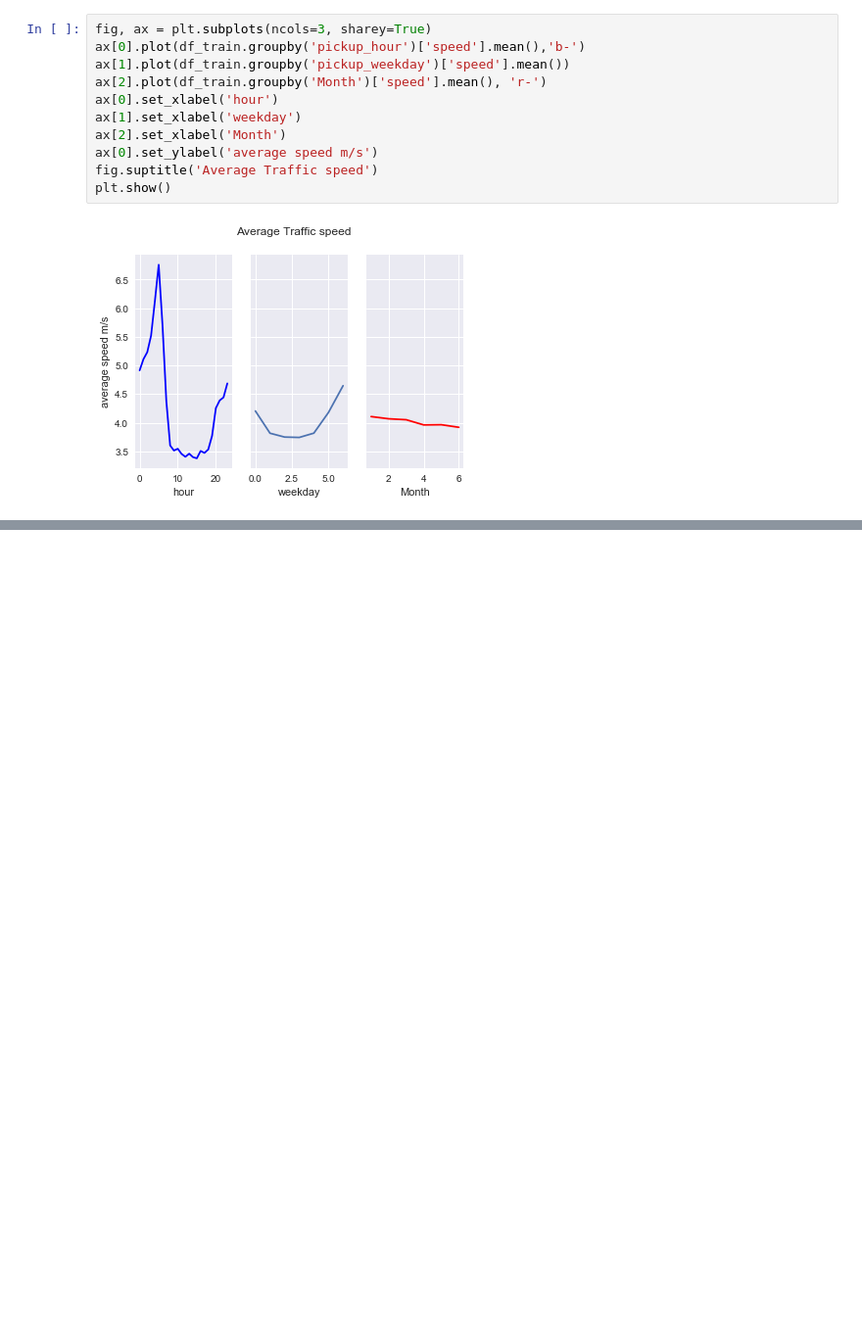
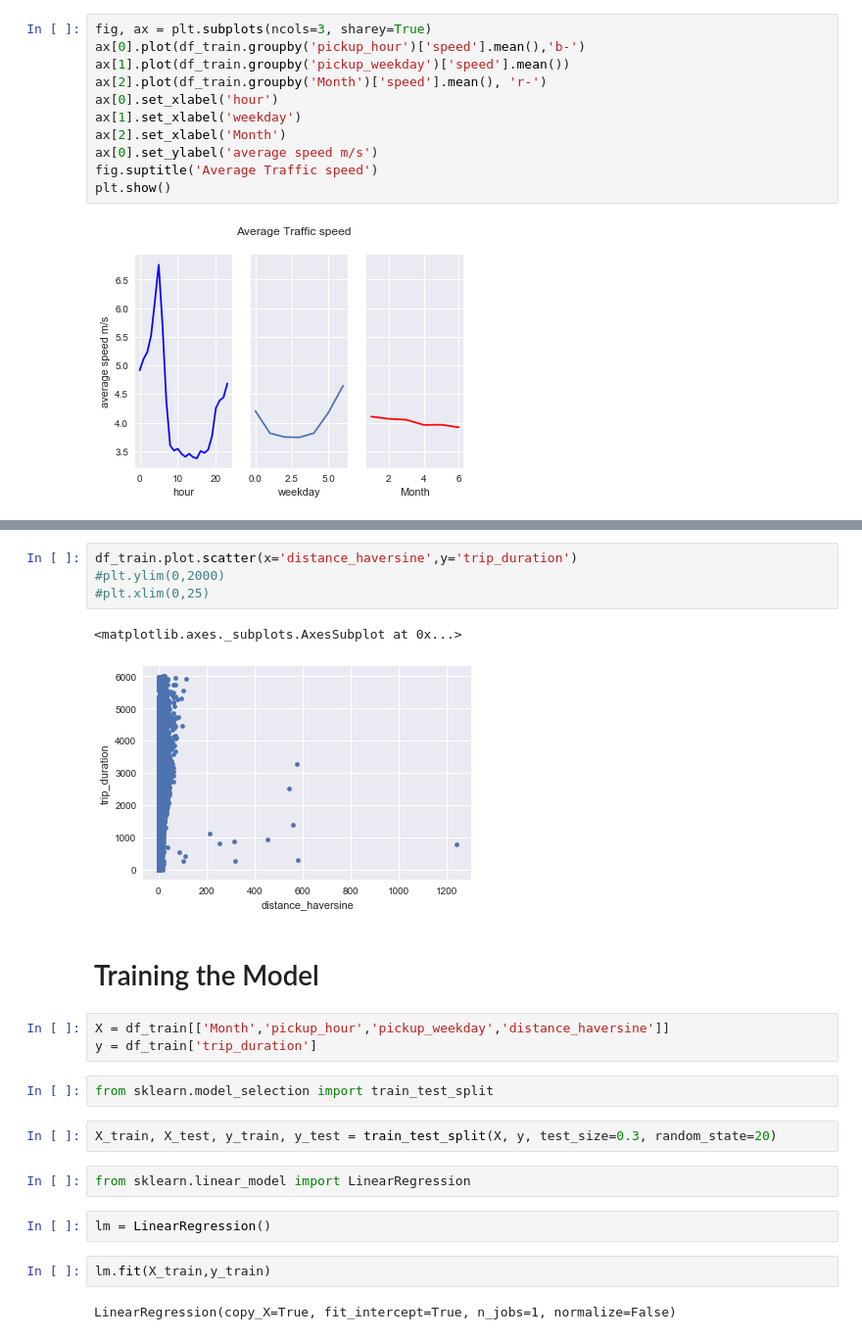
Before and after one commit to andrewcmilne/capstone1_taxi, a Jupyter notebook: TaxiInferentialStatistics.ipynb, the cells around one changed output, grey strips where cells are left out. Shown at 98% size. Saved outputs shown, nothing was run; the diff lists cells and outputs as text; blank space fills up the shorter version.

```diff
--- a/TaxiInferentialStatistics.ipynb
+++ b/TaxiInferentialStatistics.ipynb
@@ -304,0 +310,24 @@ plt.show()
+# %%
+df_train.plot.scatter(x='distance_haversine',y='trip_duration')
+#plt.ylim(0,2000)
+#plt.xlim(0,25)
+# %% [output]
+<matplotlib.axes._subplots.AxesSubplot at 0x...>
+[figure, added]
+# %% [markdown]
+# Training the Model
+# %%
+X = df_train[['Month','pickup_hour','pickup_weekday','distance_haversine']]
+y = df_train['trip_duration']
+# %%
+from sklearn.model_selection import train_test_split
+# %%
+X_train, X_test, y_train, y_test = train_test_split(X, y, test_size=0.3, random_state=20)
+# %%
+from sklearn.linear_model import LinearRegression
+# %%
+lm = LinearRegression()
+# %%
+lm.fit(X_train,y_train)
+# %% [output]
+LinearRegression(copy_X=True, fit_intercept=True, n_jobs=1, normalize=False)
```
Also changed, not shown: parts of 11 cells of this notebook.
